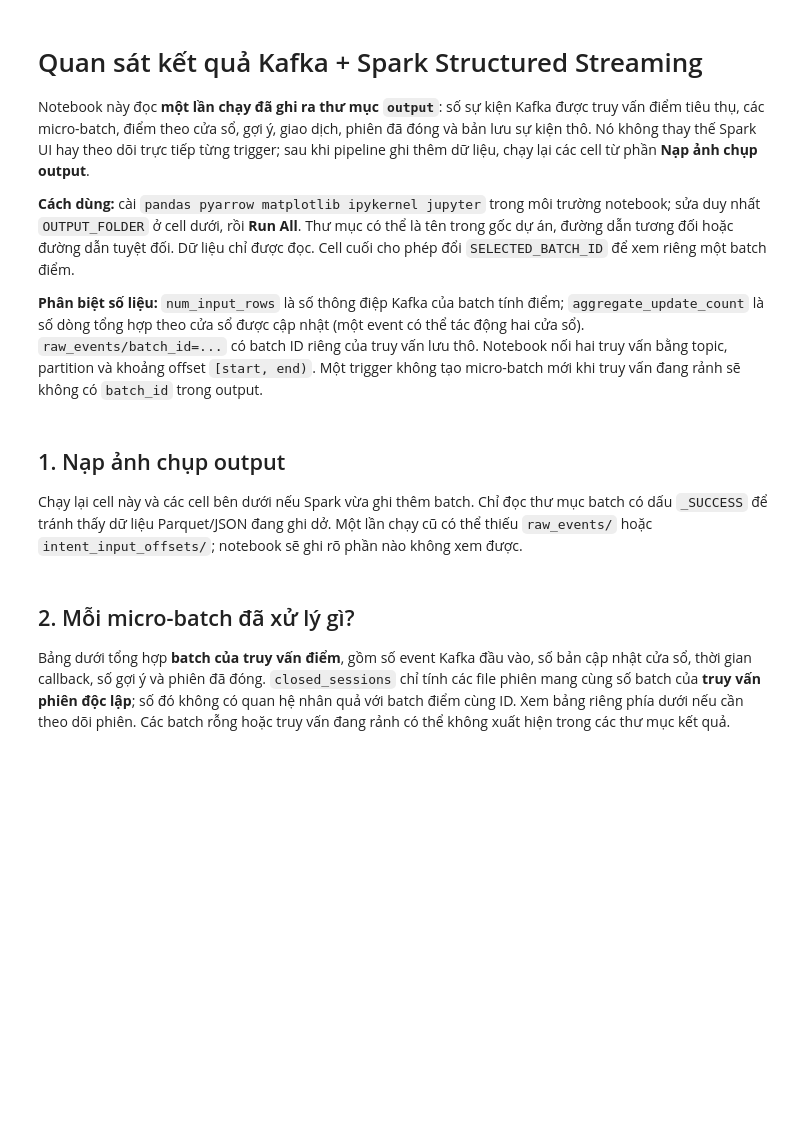
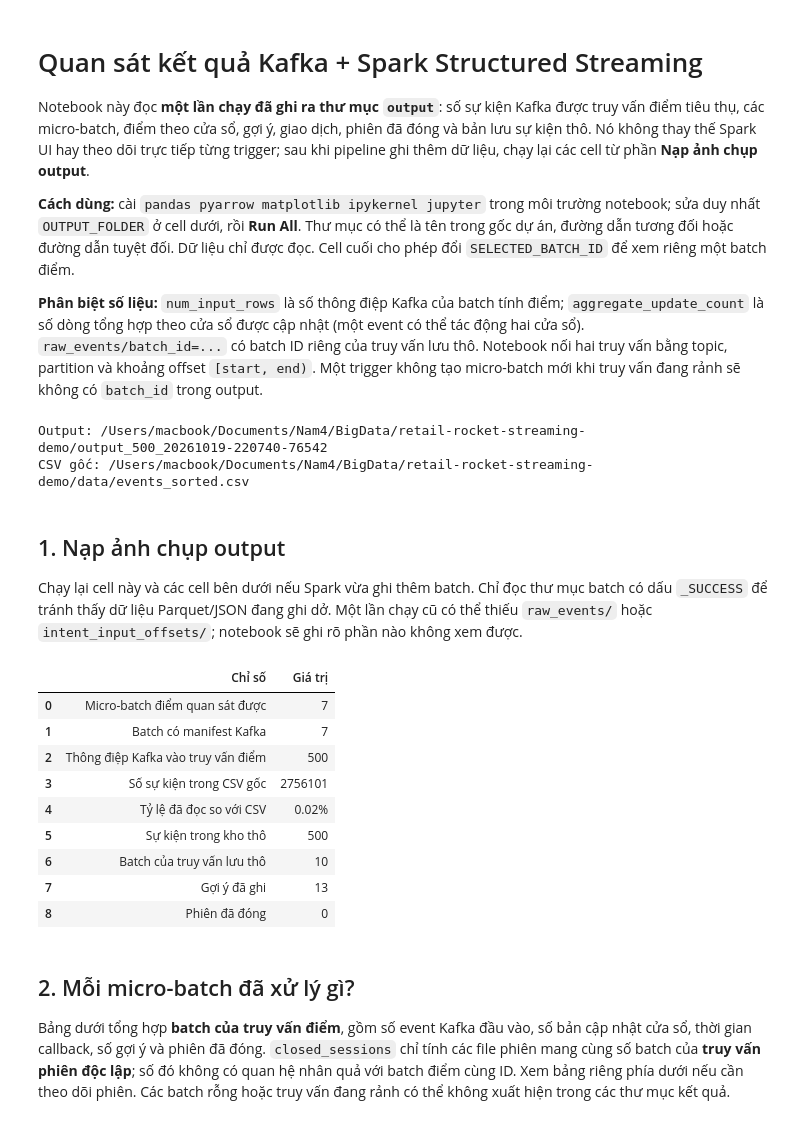
Before and after one commit to Duongei/retail-rocket-streaming-demo, a Jupyter notebook: notebooks/streaming_output_observability.ipynb, the cells around one changed output. Drawn from its saved outputs; the diff is of its cells as text; code cells hidden in the pictures; blank space fills up the shorter version.

Commit message:
Update streaming demo and observability materials

```diff
--- a/notebooks/streaming_output_observability.ipynb
+++ b/notebooks/streaming_output_observability.ipynb
@@ -21,7 +21,7 @@ import matplotlib.pyplot as plt
 from IPython.display import display, Markdown
 
 # CHỈ CẦN ĐỔI DÒNG NÀY KHI DÙNG THƯ MỤC OUTPUT KHÁC.
-OUTPUT_FOLDER = "output_500_..."
+OUTPUT_FOLDER = "output_500_20261019-220740-76542"
 
 # Để None sẽ hiện toàn bộ dòng của batch được chọn. Đặt 100/500 nếu batch lớn.
 MAX_ROWS_PER_TABLE = None
@@ -41,6 +41,9 @@ PROJECT_ROOT = next((p for p in [OUTPUT_DIR.parent, Path.cwd(), Path.cwd().paren
 CSV_PATH = PROJECT_ROOT / "data/events_sorted.csv" if PROJECT_ROOT else None
 print("Output:", OUTPUT_DIR)
 print("CSV gốc:", CSV_PATH if CSV_PATH and CSV_PATH.exists() else "không tìm thấy; vẫn xem được output")
+# %% [output]
+Output: /Users/macbook/Documents/Nam4/BigData/retail-rocket-streaming-demo/output_500_20261019-220740-76542
+CSV gốc: /Users/macbook/Documents/Nam4/BigData/retail-rocket-streaming-demo/data/events_sorted.csv
 # %% [markdown]
 ## 1. Nạp ảnh chụp output
 
@@ -71,7 +74,12 @@ def json_manifests(section):
 
 
 def part_files(folder, suffix):
-    return sorted(folder.rglob(f"part-*{suffix}")) if folder else []
+    paths = sorted(folder.rglob(f"part-*{suffix}")) if folder else []
+    if suffix != ".parquet":
+        return paths
+    # Spark can write a valid empty Parquet part (0 row groups) for a batch
+    # with no rows. PyArrow raises when read() is called on that file.
+    return [path for path in paths if pq.ParquetFile(path).metadata.num_row_groups > 0]
 
 
 def parquet_rows(folder):
@@ -126,33 +134,44 @@ batch_overview = pd.DataFrame(records)
 raw_batch_overview = pd.DataFrame([
     {"raw_batch_id": number, "archived_rows": parquet_rows(folder)}
     for number, folder in sorted(batch_dirs_by_section["raw_events"].items())])
 raw_total = int(raw_batch_overview["archived_rows"].sum()) if not raw_batch_overview.empty else 0
 kafka_total = (int(batch_overview["kafka_input_rows"].dropna().sum())
                if offsets and not batch_overview.empty and "kafka_input_rows" in batch_overview else None)
 rec_total = int(batch_overview["recommendations"].sum()) if not batch_overview.empty else 0
 csv_total = None
 if CSV_PATH and CSV_PATH.exists():
     with CSV_PATH.open(encoding="utf-8-sig") as source:
         csv_total = max(sum(1 for _ in source) - 1, 0)
 
 summary = pd.DataFrame([
     ("Micro-batch điểm quan sát được", len(intent_ids)),
     ("Batch có manifest Kafka", len(offsets)),
     ("Thông điệp Kafka vào truy vấn điểm", kafka_total if kafka_total is not None else "không có manifest"),
     ("Số sự kiện trong CSV gốc", csv_total if csv_total is not None else "không tìm thấy CSV"),
     ("Tỷ lệ đã đọc so với CSV", f"{kafka_total / csv_total:.2%}" if csv_total and kafka_total is not None else "không xác định"),
     ("Sự kiện trong kho thô", raw_total if raw_files else "không có kho thô"),
     ("Batch của truy vấn lưu thô", len(raw_batch_overview)),
     ("Gợi ý đã ghi", rec_total),
     ("Phiên đã đóng", int(batch_overview["closed_sessions"].sum()) if not batch_overview.empty else 0),
 ], columns=["Chỉ số", "Giá trị"])
 display(summary)
 if kafka_total is not None and raw_files and kafka_total != raw_total:
     display(Markdown("⚠️ Số dòng kho thô khác số thông điệp truy vấn điểm. Hai truy vấn đọc Kafka độc lập; kiểm tra offset, thời điểm hoàn tất và cấu hình của lần chạy."))
 if not raw_files:
     display(Markdown("⚠️ Không có `raw_events/`: không thể liệt kê chính xác các sự kiện đã vào một batch điểm."))
 if not offsets:
     display(Markdown("⚠️ Không có `intent_input_offsets/`: không thể nối sự kiện thô với batch điểm."))
+# %% [output]
+|  | Chỉ số | Giá trị |
+| 0 | Micro-batch điểm quan sát được | 7 |
+| 1 | Batch có manifest Kafka | 7 |
+| 2 | Thông điệp Kafka vào truy vấn điểm | 500 |
+| 3 | Số sự kiện trong CSV gốc | 2756101 |
+| 4 | Tỷ lệ đã đọc so với CSV | 0.02% |
+| 5 | Sự kiện trong kho thô | 500 |
+| 6 | Batch của truy vấn lưu thô | 10 |
+| 7 | Gợi ý đã ghi | 13 |
+| 8 | Phiên đã đóng | 0 |
 # %% [markdown]
 ## 2. Mỗi micro-batch đã xử lý gì?
 
```
Also changed, not shown: parts of 7 cells of this notebook, 6 other files.
